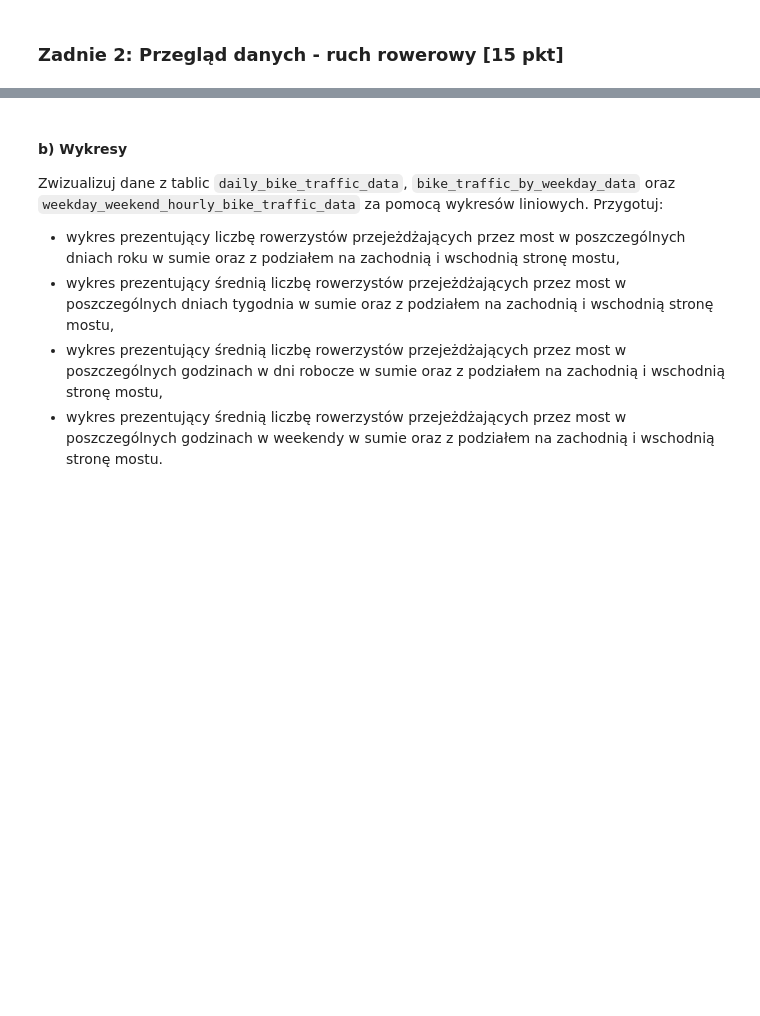
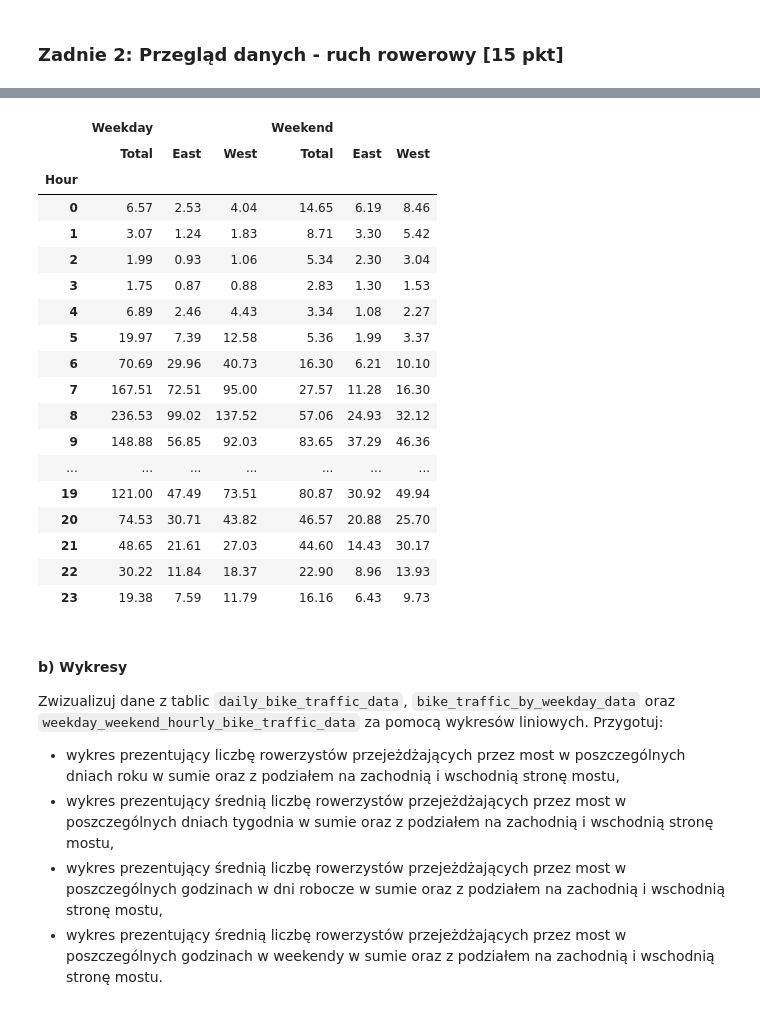
Before and after one commit to piotre10/ADwJP-exercises, a Jupyter notebook: L03/ZZ03_CZ02.ipynb, the cells around one changed output, grey strips where cells are left out. Cells and saved outputs as stored; diff of their text form; code cells hidden in the pictures; blank space fills up the shorter version.

```diff
--- a/L03/ZZ03_CZ02.ipynb
+++ b/L03/ZZ03_CZ02.ipynb
@@ -46,5 +46,5 @@ Wczytaj dane z przygotowanych wcześniej plików bike_traffic_data.pkl i  weathe
 Wyświetl przygotowane tablice.
 # %%
 # Ruch rowerowy
-# YOUR CODE HERE
-raise NotImplementedError()
+bike_traffic_data = pd.read_pickle('bike_traffic_data.pkl')
+bike_traffic_data
@@ -96,7 +154,38 @@ raise NotImplementedError()
 # %%
 # Agregacja danych z konkretnych okresów tygodnia (dzień roboczy/weekend)
-# YOUR CODE HERE
-raise NotImplementedError()
+weekdays_indexes = bike_traffic_data.index.weekday < 5
+weekdays_data = bike_traffic_data[weekdays_indexes].groupby(bike_traffic_data[weekdays_indexes].index.hour).mean()
+weekends_data = bike_traffic_data[~weekdays_indexes].groupby(bike_traffic_data[~weekdays_indexes].index.hour).mean()
+weekday_weekend_hourly_bike_traffic_data = pd.concat([weekdays_data, weekends_data], axis=1)
+weekday_weekend_hourly_bike_traffic_data.index.name = 'Hour'
+columns = pd.MultiIndex.from_tuples([('Weekday', 'Total'),
+                                     ('Weekday', 'East'),
+                                     ('Weekday', 'West'),
+                                     ('Weekend', 'Total'),
+                                     ('Weekend', 'East'),
+                                     ('Weekend', 'West')])
+weekday_weekend_hourly_bike_traffic_data.columns = columns
+pd.io.formats.style.Styler(weekday_weekend_hourly_bike_traffic_data, precision=2)
+# %% [output]
+|  | Weekday |  |  | Weekend |  |  |
+|  | Total | East | West | Total | East | West |
+| Hour |  |  |  |  |  |  |
+| 0 | 6.57 | 2.53 | 4.04 | 14.65 | 6.19 | 8.46 |
+| 1 | 3.07 | 1.24 | 1.83 | 8.71 | 3.30 | 5.42 |
+| 2 | 1.99 | 0.93 | 1.06 | 5.34 | 2.30 | 3.04 |
+| 3 | 1.75 | 0.87 | 0.88 | 2.83 | 1.30 | 1.53 |
+| 4 | 6.89 | 2.46 | 4.43 | 3.34 | 1.08 | 2.27 |
+| 5 | 19.97 | 7.39 | 12.58 | 5.36 | 1.99 | 3.37 |
+| 6 | 70.69 | 29.96 | 40.73 | 16.30 | 6.21 | 10.10 |
+| 7 | 167.51 | 72.51 | 95.00 | 27.57 | 11.28 | 16.30 |
+| 8 | 236.53 | 99.02 | 137.52 | 57.06 | 24.93 | 32.12 |
+| 9 | 148.88 | 56.85 | 92.03 | 83.65 | 37.29 | 46.36 |
+| ... | ... | ... | ... | ... | ... | ... |
+| 19 | 121.00 | 47.49 | 73.51 | 80.87 | 30.92 | 49.94 |
+| 20 | 74.53 | 30.71 | 43.82 | 46.57 | 20.88 | 25.70 |
+| 21 | 48.65 | 21.61 | 27.03 | 44.60 | 14.43 | 30.17 |
+| 22 | 30.22 | 11.84 | 18.37 | 22.90 | 8.96 | 13.93 |
+| 23 | 19.38 | 7.59 | 11.79 | 16.16 | 6.43 | 9.73 |
 # %%
 ### Komórka testowa
 
```
Also changed, not shown: parts of 16 cells of this notebook, 2 other files.
